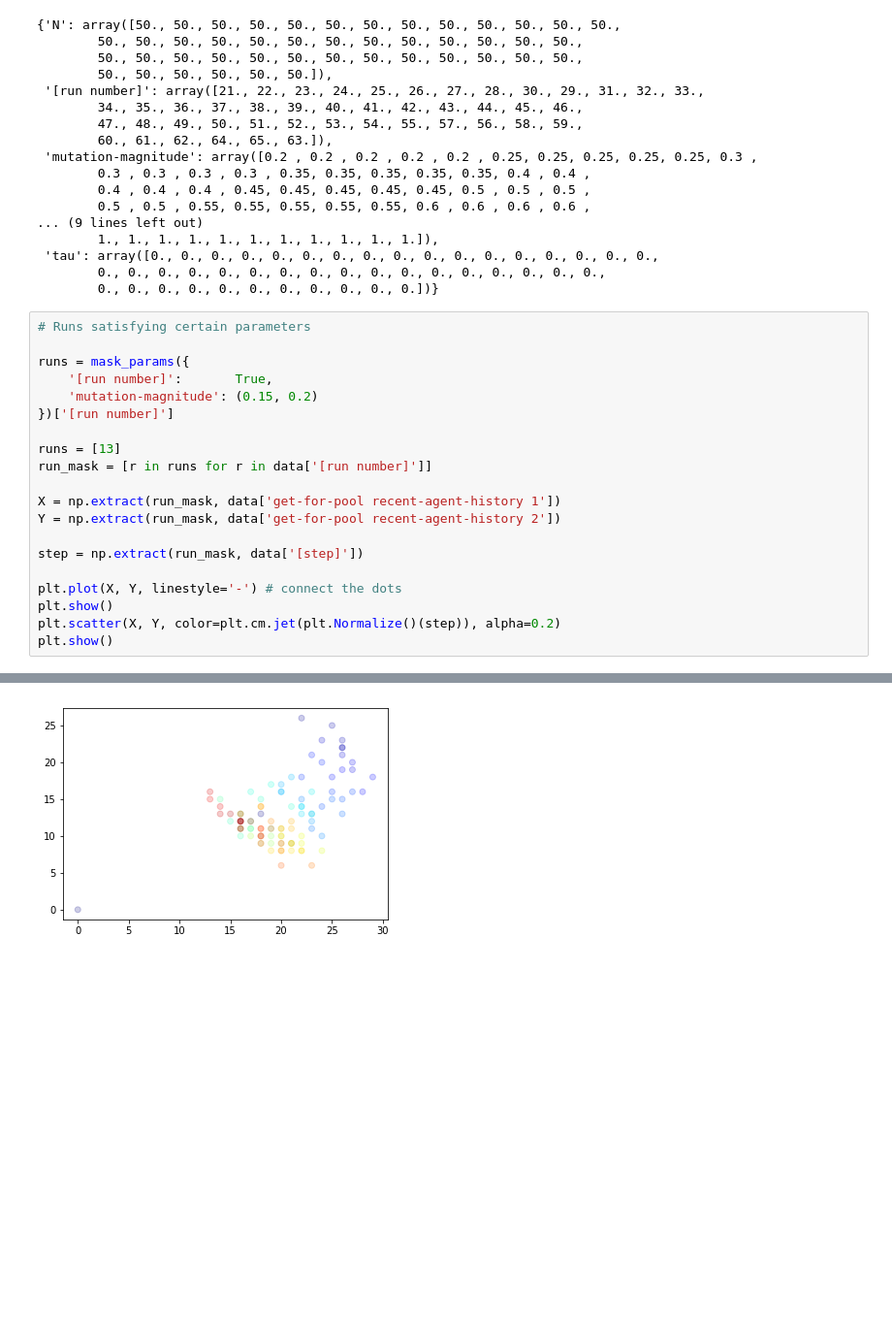
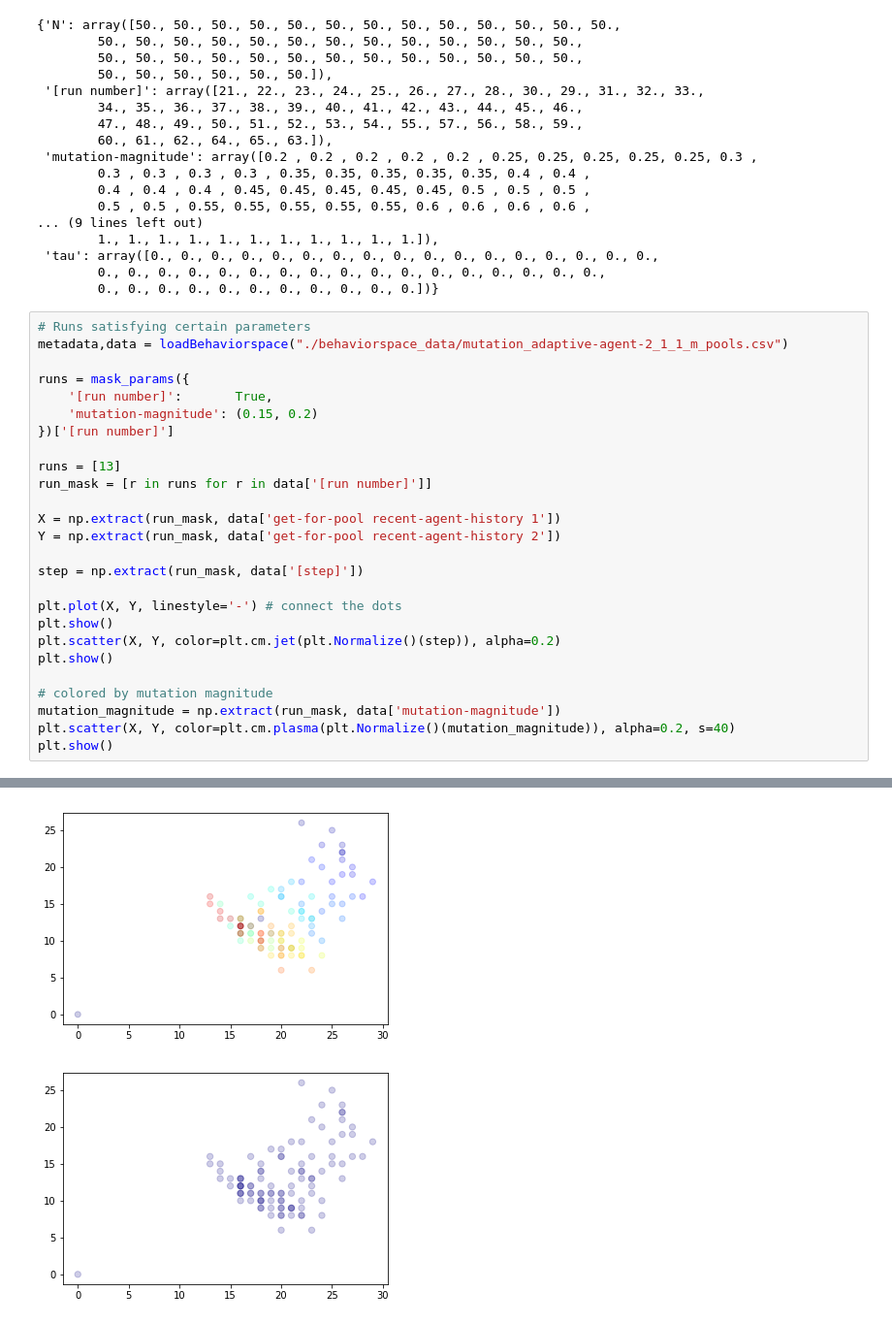
Before and after one commit to marycourtland/complexity-challenge-spring-2018, a Jupyter notebook: trajectories.ipynb, the cells around one changed output, grey strips where cells are left out. Shown: that part at 97% size. Cells and saved outputs as stored; diff of their text form; blank space fills up the shorter version.

```diff
--- a/trajectories.ipynb
+++ b/trajectories.ipynb
@@ -95,24 +94,31 @@ masked_params_by_run
         0., 0., 0., 0., 0., 0., 0., 0., 0., 0., 0.])}
 # %%
 # Runs satisfying certain parameters
+metadata,data = loadBehaviorspace("./behaviorspace_data/mutation_adaptive-agent-2_1_1_m_pools.csv")
 
 runs = mask_params({
     '[run number]':       True,
     'mutation-magnitude': (0.15, 0.2)
 })['[run number]']
 
 runs = [13]
 run_mask = [r in runs for r in data['[run number]']]
 
 X = np.extract(run_mask, data['get-for-pool recent-agent-history 1'])
 Y = np.extract(run_mask, data['get-for-pool recent-agent-history 2'])
 
 step = np.extract(run_mask, data['[step]'])
 
 plt.plot(X, Y, linestyle='-') # connect the dots
 plt.show()
 plt.scatter(X, Y, color=plt.cm.jet(plt.Normalize()(step)), alpha=0.2)
 plt.show()
+
+# colored by mutation magnitude
+mutation_magnitude = np.extract(run_mask, data['mutation-magnitude'])
+plt.scatter(X, Y, color=plt.cm.plasma(plt.Normalize()(mutation_magnitude)), alpha=0.2, s=40)
+plt.show()
 # %% [output]
 [figure]
 [figure]
+[figure, added]
```
Also changed, not shown: parts of 6 cells of this notebook, 4 other files.
